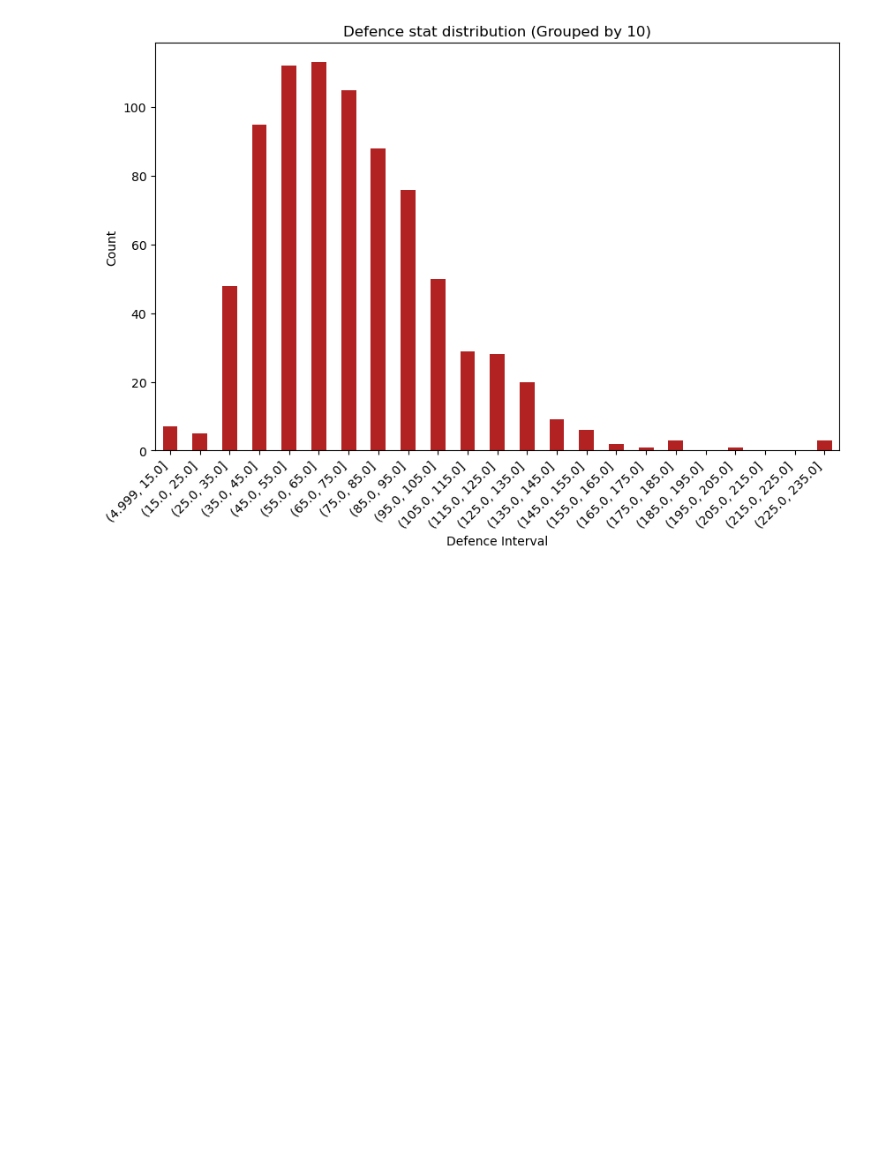
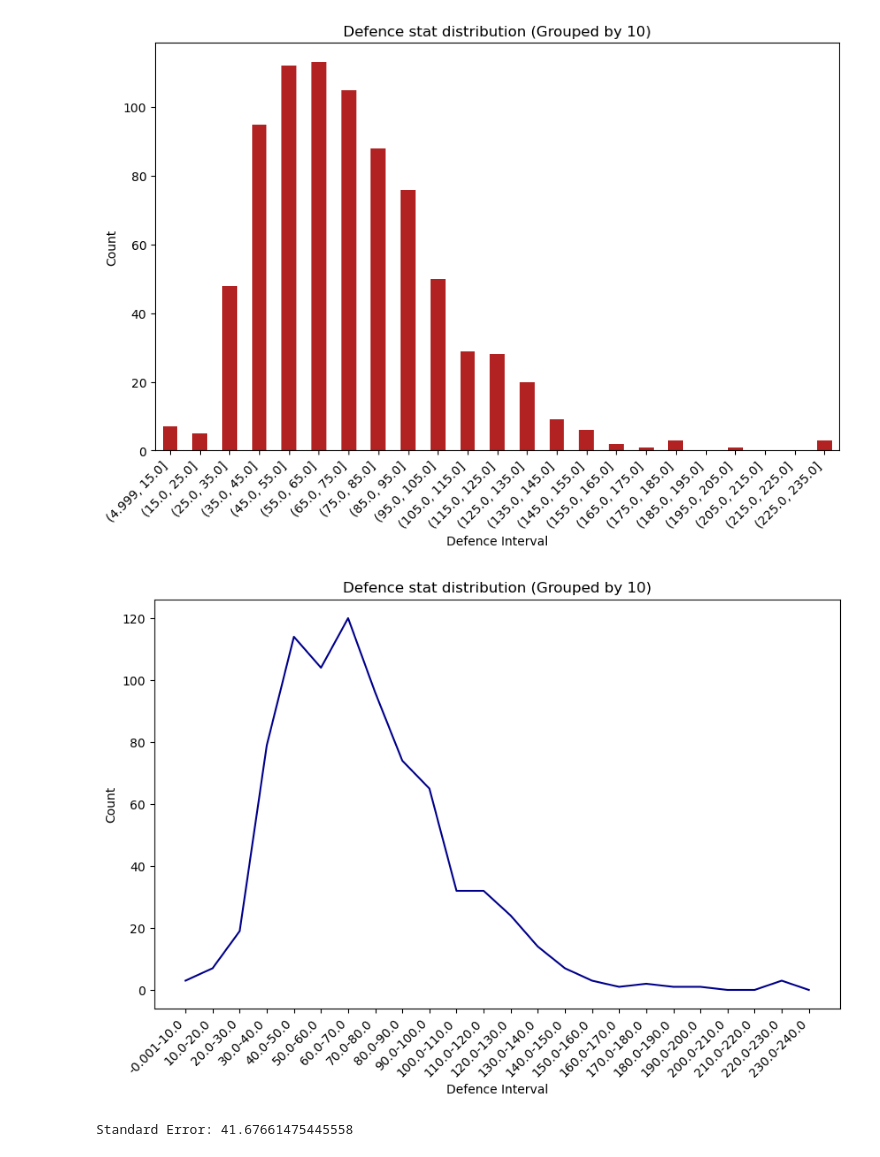
Before and after one commit to Albadylic/pokemon-data, a Jupyter notebook: pokemon_data_analysis.ipynb, the cells around one changed output. Saved outputs shown, nothing was run; the diff lists cells and outputs as text; code cells hidden in the pictures; blank space fills up the shorter version.

```diff
--- a/pokemon_data_analysis.ipynb
+++ b/pokemon_data_analysis.ipynb
@@ -267,2 +249,23 @@ barchart(defence_counts, 'Defence Interval', 'Count', 'Defence stat distribution
 # %% [output]
 [figure]
+# %%
+def linechart(size, data, x, y, title):
+    plt.figure(figsize=size)
+    data.plot(kind='line', color='darkblue')
+    plt.title(title)
+    plt.xlabel(x)
+    plt.ylabel(y)
+    plt.xticks(range(len(data.index)), [f'{interval.left}-{interval.right}' for interval in data.index], rotation=45, ha='right')
+    plt.show()
+
+linechart((10, 6), defence_counts, 'Defence Interval', 'Count', 'Defence stat distribution (Grouped by 10)')
+# %% [output]
+[figure, added]
+# %%
+# Calculate standard error
+defence_std_error = defence_counts.std()
+
+# Display standard error
+print(f"Standard Error: {defence_std_error}")
+# %% [output]
+Standard Error: 41.67661475445558
```
Also changed, not shown: parts of 4 cells of this notebook.
